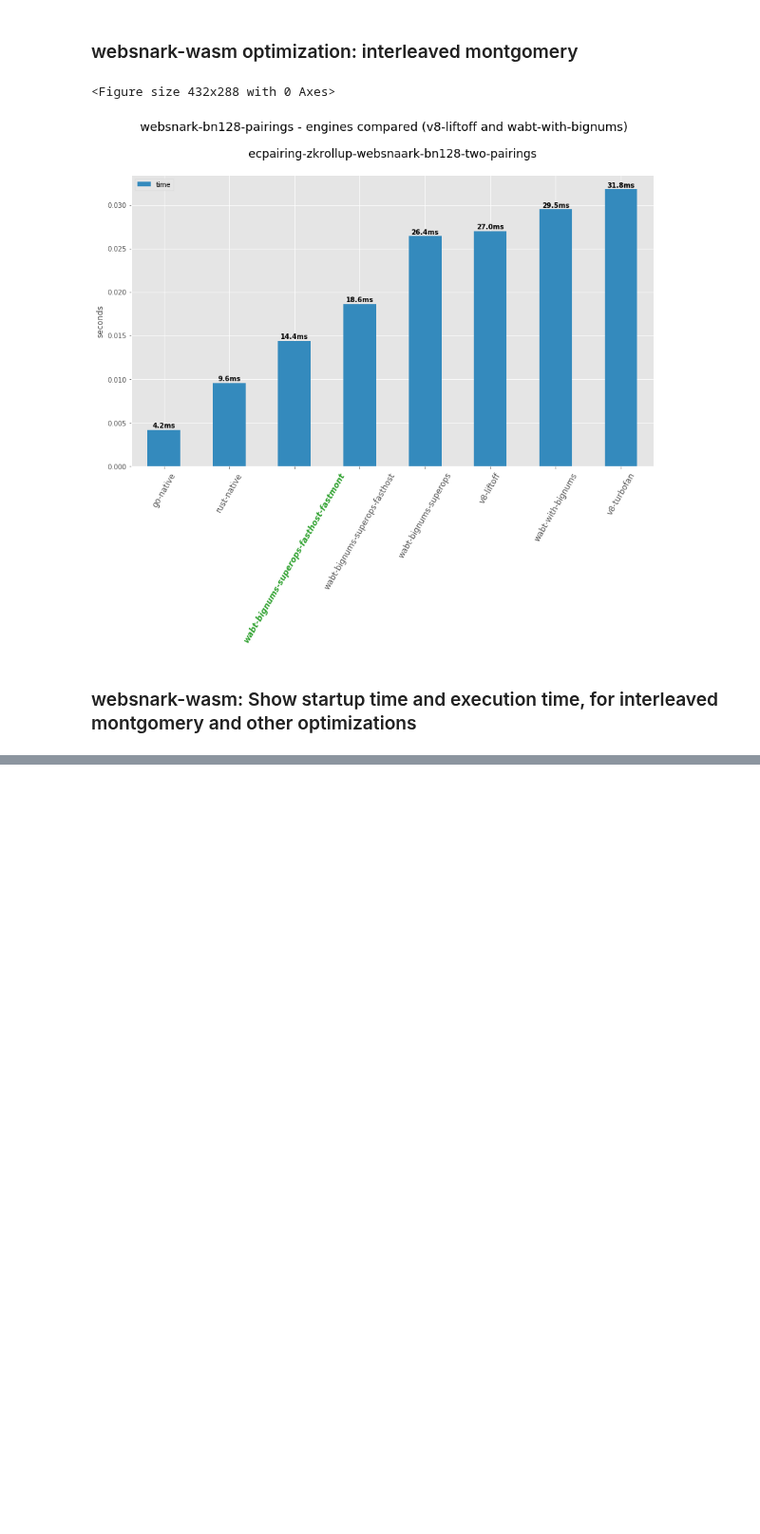
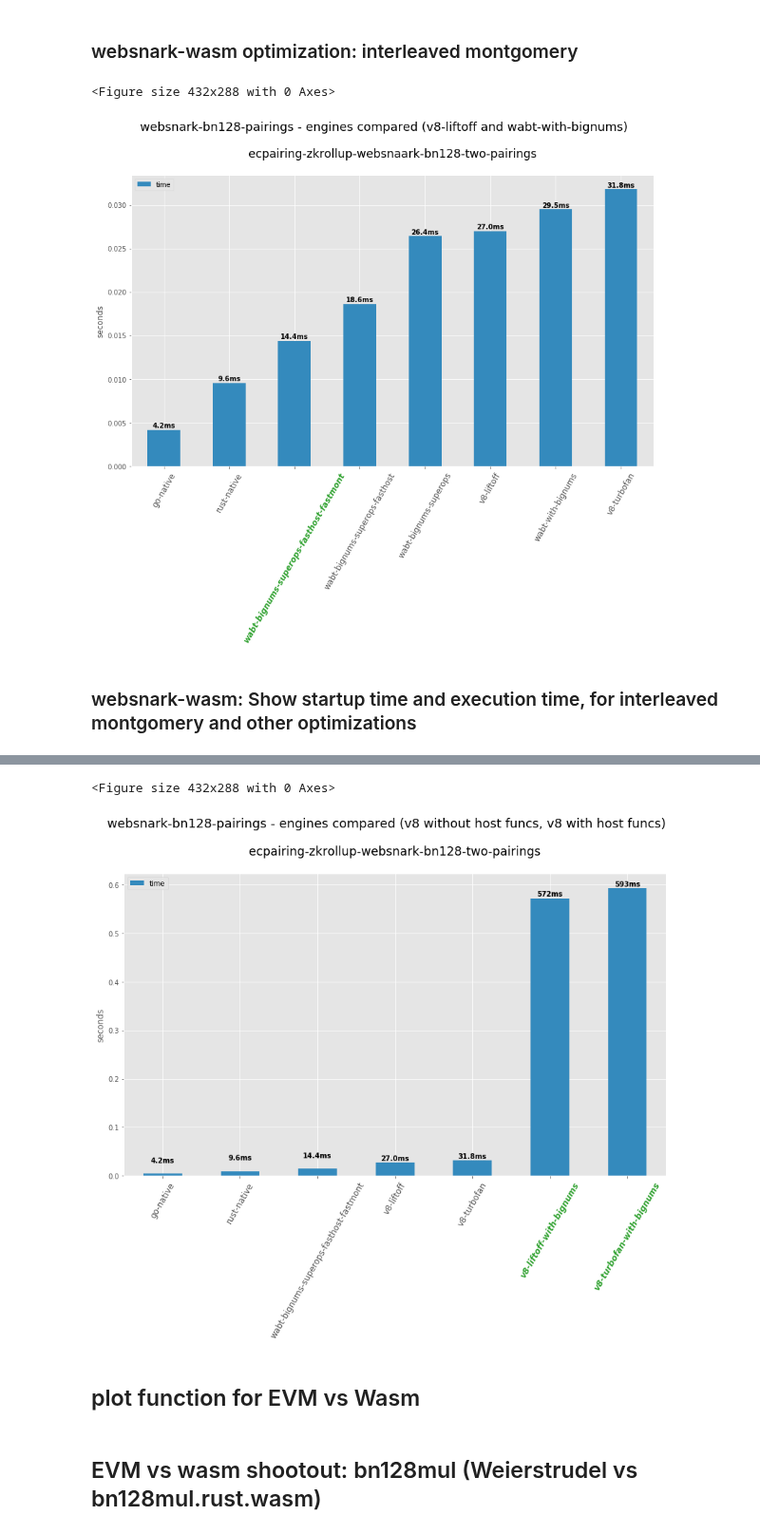
Before and after one commit to ewasm/benchmarking, a Jupyter notebook: notebooks/wasm-engines.ipynb, the cells around one changed output, grey strips where cells are left out. Shown at 95% size. Drawn from its saved outputs; the diff is of its cells as text; code cells hidden in the pictures; blank space fills up the shorter version.

```diff
--- a/notebooks/wasm-engines.ipynb
+++ b/notebooks/wasm-engines.ipynb
@@ -1474,0 +1555,39 @@ plotScoutStackedTest(df_scout_websnark_fastmont,
+# %%
+include_engines_list = ['go-native', 'rust-native', 'v8-liftoff', 'v8-turbofan',
+                        'v8-turbofan-with-bignums', 'v8-liftoff-with-bignums',
+                        'wabt-bignums-fasthost-fastmont-superops']
+
+include_bench_names = ['ecpairing-zkrollup-websnark-bn128-two-pairings',
+                       'ecpairing-zkrollup-rust-native-bn128-two-pairings']
+
+df_scout_v8_with_hostfuncs = prepDfForRollupPlot(df_scout_data,
+                                        df_geth_native_bn128pairing,
+                                        include_bench_names,
+                                        only_include_engines=include_engines_list,
+                                        rename_engines=[
+                                            ['wabt-bignums-slowhost-slowmont', 'wabt-with-bignums'],
+                                            ['wabt-bignums-slowhost-slowmont-superops', 'wabt-bignums-superops'],
+                                            ['wabt-bignums-fasthost-slowmont-superops', 'wabt-bignums-superops-fasthost'],
+                                            ['wabt-bignums-fasthost-fastmont-superops', 'wabt-bignums-superops-fasthost-fastmont']
+                                        ]
+                                       )
+
+df_scout_v8_with_hostfuncs = df_scout_v8_with_hostfuncs.groupby(['engine']).mean()
+# %%
+plt.style.use('ggplot')
+# %%
+fig_plt = plotOneTestColoredTicks(df_scout_v8_with_hostfuncs,
+            suptitle="websnark-bn128-pairings - engines compared (v8 without host funcs, v8 with host funcs)",
+            suptitle_pos=1.02,
+            subtitle="ecpairing-zkrollup-websnark-bn128-two-pairings\n",
+            subtitle_size='xx-large',
+            highlight_ticks=["v8-liftoff-with-bignums", "v8-turbofan-with-bignums"])
+
+
+
+fig_plt.savefig('../images/bignums-websnark-bn128-pairings-v8-with-bignums.png', bbox_inches='tight')
+# %% [output]
+<Figure size 432x288 with 0 Axes>
+[figure, added]
+# %% [markdown]
+## plot function for EVM vs Wasm
@@ -1474,0 +1624,2 @@ plotScoutStackedTest(df_scout_websnark_fastmont,
+# %% [markdown]
+## EVM vs wasm shootout: bn128mul (Weierstrudel vs bn128mul.rust.wasm)
```
Also changed, not shown: parts of 82 cells of this notebook, 31 other files.
